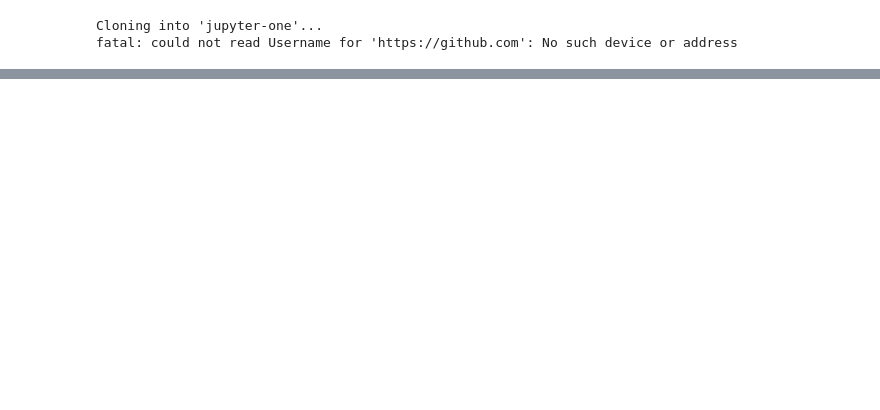
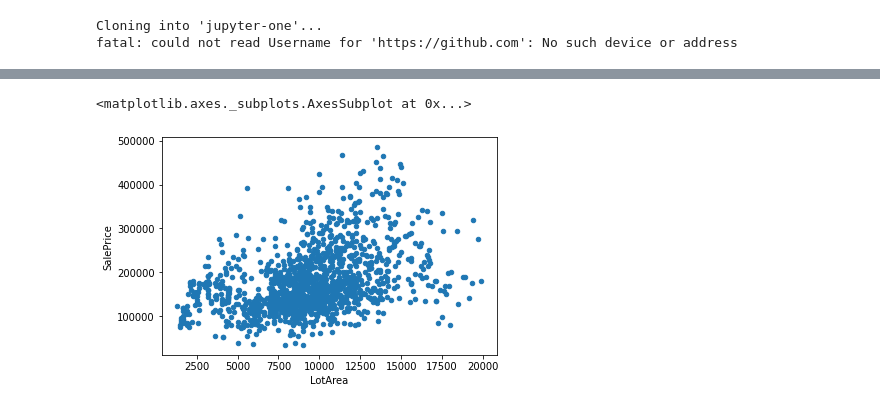
Before and after one commit to frag30041997/jupyter-one, a Jupyter notebook: ExDataVis.ipynb, the cells around one changed output, grey strips where cells are left out. Saved outputs shown, nothing was run; the diff lists cells and outputs as text; code cells hidden in the pictures; blank space fills up the shorter version.

```diff
--- a/ExDataVis.ipynb
+++ b/ExDataVis.ipynb
@@ -11,0 +57,5 @@ import numpy as np, seaborn as sns, pandas as pd
+# %%
+df[(df['LotArea'] < 20000) & (df['SalePrice'] < 500000)].plot.scatter(x='LotArea', y='SalePrice')
+# %% [output]
+<matplotlib.axes._subplots.AxesSubplot at 0x...>
+[figure, added]
```
Also changed, not shown: parts of 11 cells of this notebook.
